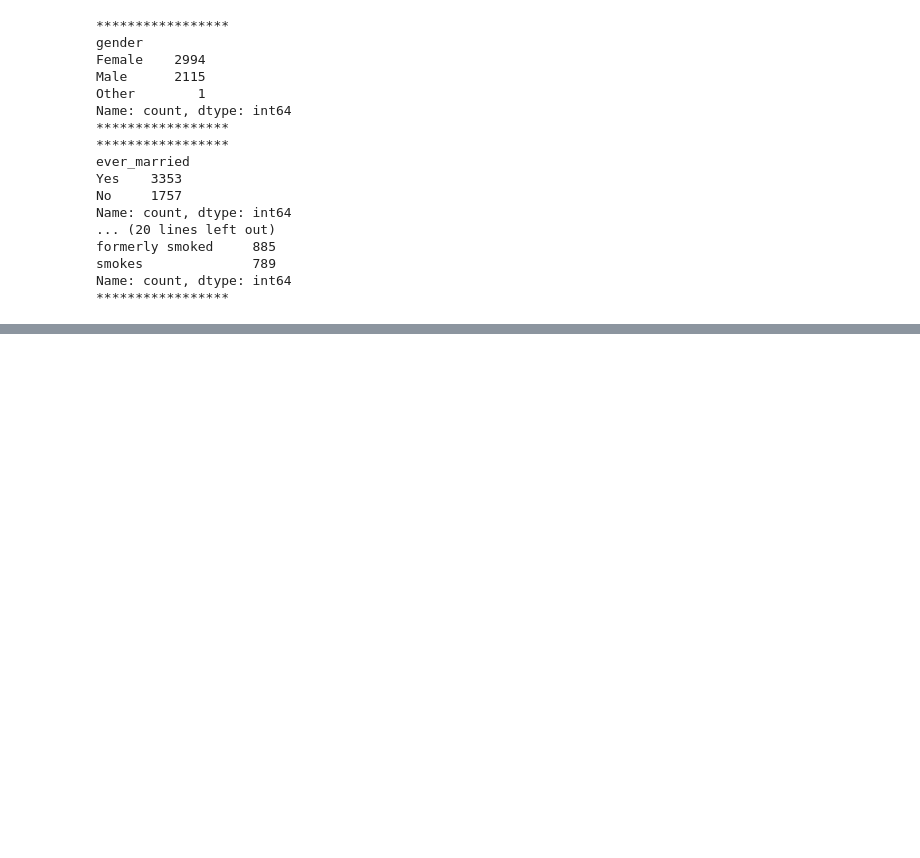
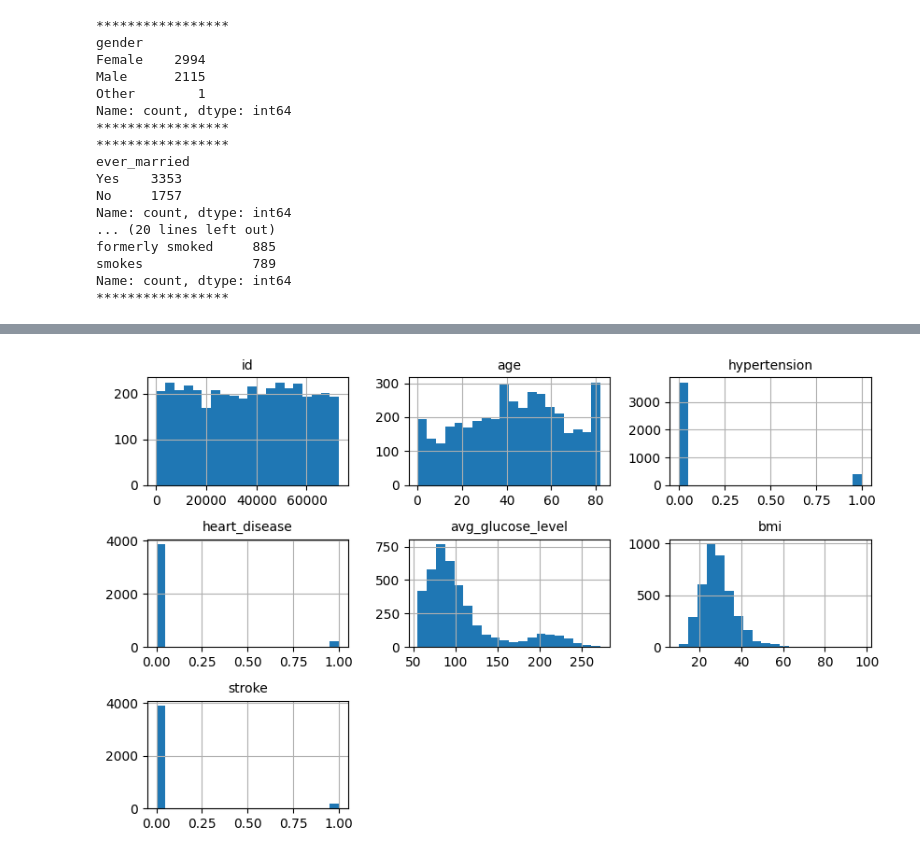
Before and after one commit to chikeibezim/Stroke-Prediction-EDA-Modelling, a Jupyter notebook: stroke-prediction-eda-modelling.ipynb, the cells around one changed output, grey strips where cells are left out. Cells and saved outputs as stored; diff of their text form; code cells hidden in the pictures; blank space fills up the shorter version.

```diff
--- a/stroke-prediction-eda-modelling.ipynb
+++ b/stroke-prediction-eda-modelling.ipynb
@@ -94,0 +125,19 @@ Name: count, dtype: int64
+# %%
+# import require libraries
+import matplotlib
+import matplotlib.pyplot as plt
+import seaborn as sns
+
+params = {
+    'figure.figsize': [10, 6],
+    'axes.titlesize': 10,
+    'axes.labelsize': 8
+}
+
+matplotlib.rcParams.update(params)
+# %%
+X_train.hist(bins=20)
+plt.subplots_adjust(hspace=0.5)
+plt.show()
+# %% [output]
+[figure, added]
```
Also changed, not shown: parts of 24 cells of this notebook.
